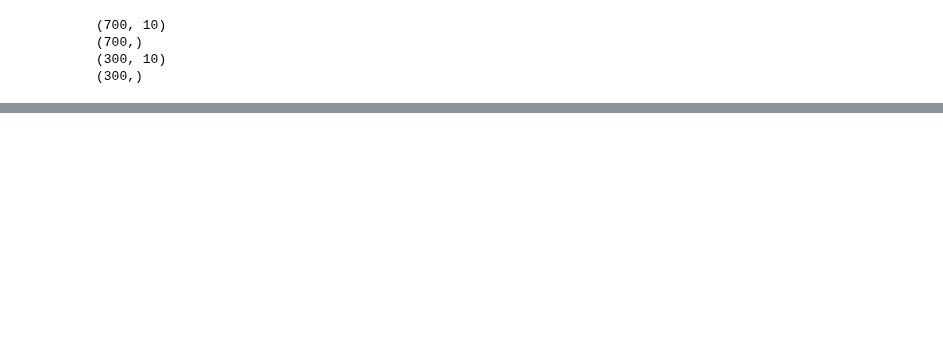
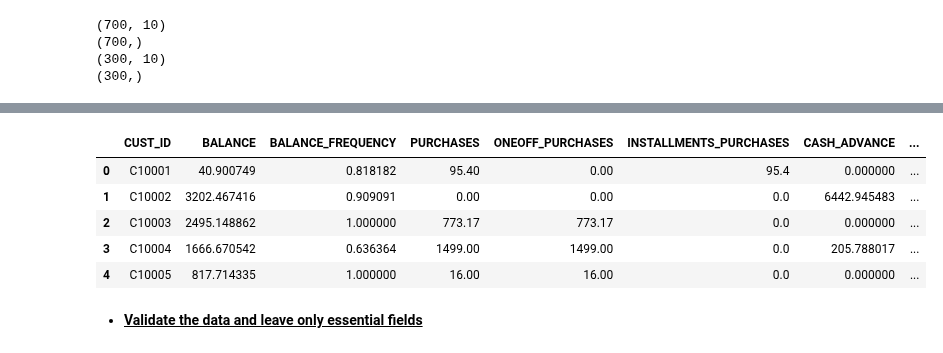
Before and after one commit to eugene-petrash/knn_classification_regression_and_k_means_clustering, a Jupyter notebook: model.ipynb, the cells around one changed output, grey strips where cells are left out. Drawn from its saved outputs; the diff is of its cells as text; code cells hidden in the pictures; blank space fills up the shorter version.

```diff
--- a/model.ipynb
+++ b/model.ipynb
@@ -217,0 +252,14 @@ mean_absolute_error(y_test, predictions)
+# %%
+credit_analysis_data = "financial-data-credit-analysis.csv"
+credit_analysis_data = pd.read_csv("%s\%s" % (data_dir, credit_analysis_data))
+# %%
+credit_analysis_data.head()
+# %% [output]
+|  | CUST_ID | BALANCE | BALANCE_FREQUENCY | PURCHASES | ONEOFF_PURCHASES | INSTALLMENTS_PURCHASES | CASH_ADVANCE | ... |
+| 0 | C10001 | 40.900749 | 0.818182 | 95.40 | 0.00 | 95.4 | 0.000000 | ... |
+| 1 | C10002 | 3202.467416 | 0.909091 | 0.00 | 0.00 | 0.0 | 6442.945483 | ... |
+| 2 | C10003 | 2495.148862 | 1.000000 | 773.17 | 773.17 | 0.0 | 0.000000 | ... |
+| 3 | C10004 | 1666.670542 | 0.636364 | 1499.00 | 1499.00 | 0.0 | 205.788017 | ... |
+| 4 | C10005 | 817.714335 | 1.000000 | 16.00 | 16.00 | 0.0 | 0.000000 | ... |
+# %% [markdown]
+* **<ins>Validate the data and leave only essential fields</ins>**
```
Also changed, not shown: parts of 47 cells of this notebook, 1 other file.
